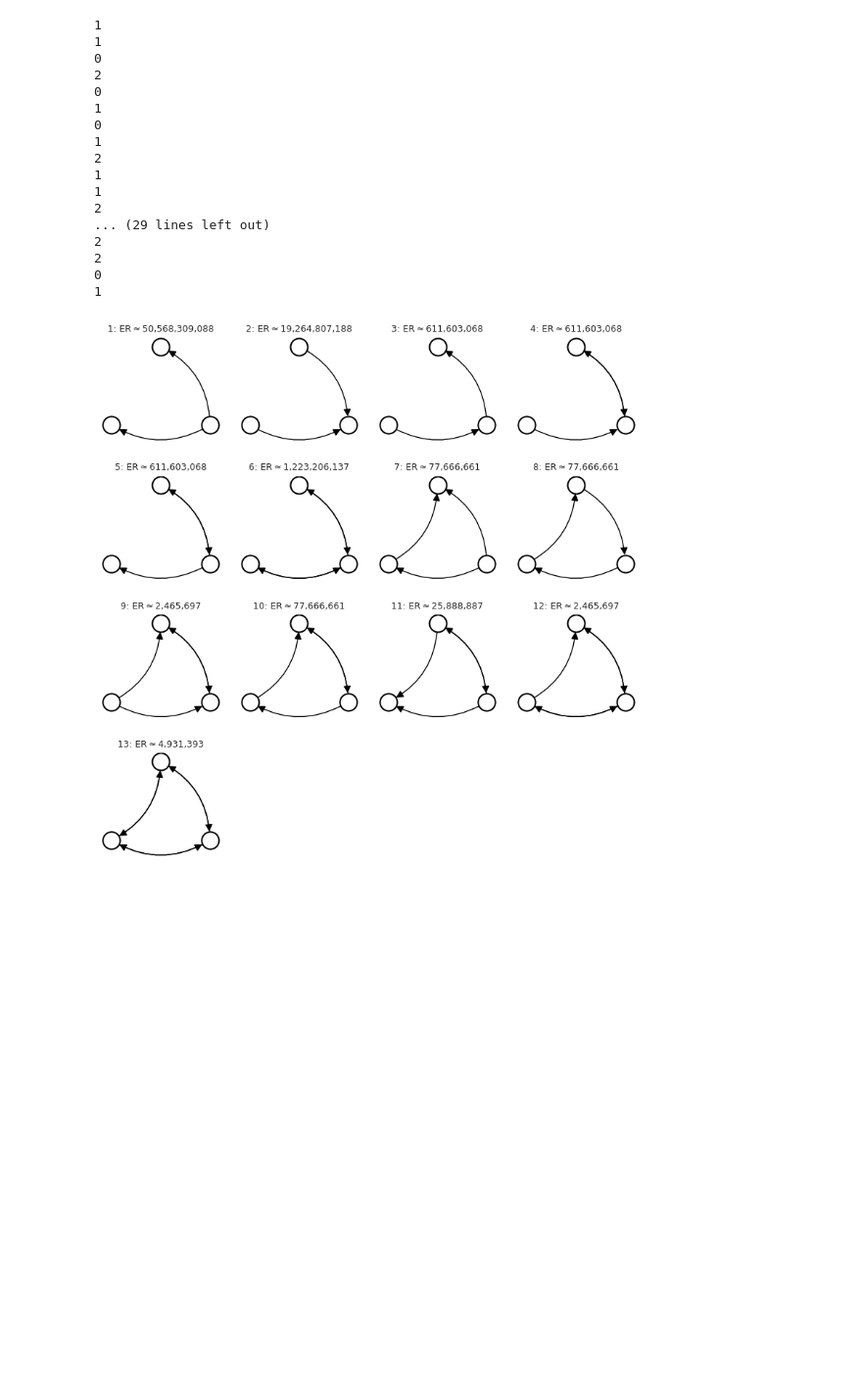
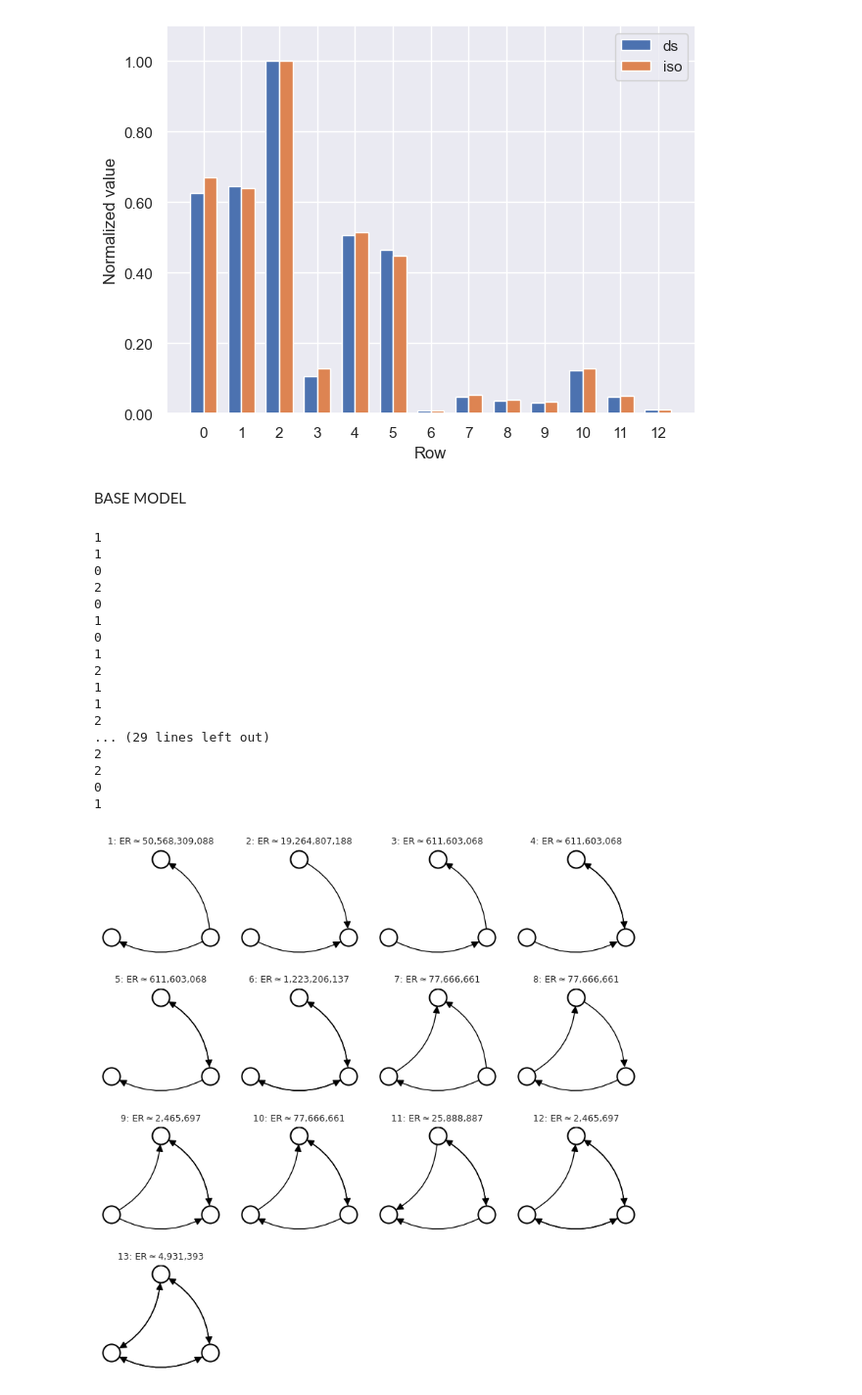
Before and after one commit to fkaempf/mcns.motif, a Jupyter notebook: last_step.ipynb, the cells around one changed output. Shown at 98% size. Saved outputs shown, nothing was run; the diff lists cells and outputs as text; code cells hidden in the pictures; blank space fills up the shorter version.

```diff
--- a/last_step.ipynb
+++ b/last_step.ipynb
@@ -200,3 +298,38 @@ plt.show()
+# %%
+import pandas as pd
+import matplotlib.pyplot as plt
+import matplotlib.ticker as ticker
+
+# load and normalize
+aaa       = pd.read_csv('motif.ds.vs.iso.csv', usecols=['ds','iso'])
+ds_norm   = aaa['ds']  / aaa['ds'].max()
+iso_norm  = aaa['iso'] / aaa['iso'].max()
+
+fig, ax = plt.subplots()
+width = 0.35
+x     = aaa.index
+
+# side by side bars
+ax.bar(x - width/2, ds_norm,  width, label='ds')
+ax.bar(x + width/2, iso_norm, width, label='iso')
+
+# labels and legend
+ax.set_xlabel('Row')
+ax.set_ylabel('Normalized value')
+ax.set_xticks(x)
+ax.set_xticklabels(x)
+ax.legend()
+
+# format y axis with two decimals
+ax.yaxis.set_major_formatter(ticker.FuncFormatter(lambda v, p: f'{v:.2f}'))
+ax.set_ylim(0, 1.1)
+
+plt.tight_layout()
+plt.show()
+# %% [output]
+[figure, added]
+# %% [markdown]
+BASE MODEL
 # %%
 import networkx as nx
 
```
Also changed, not shown: parts of 11 cells of this notebook, 1 other file.
